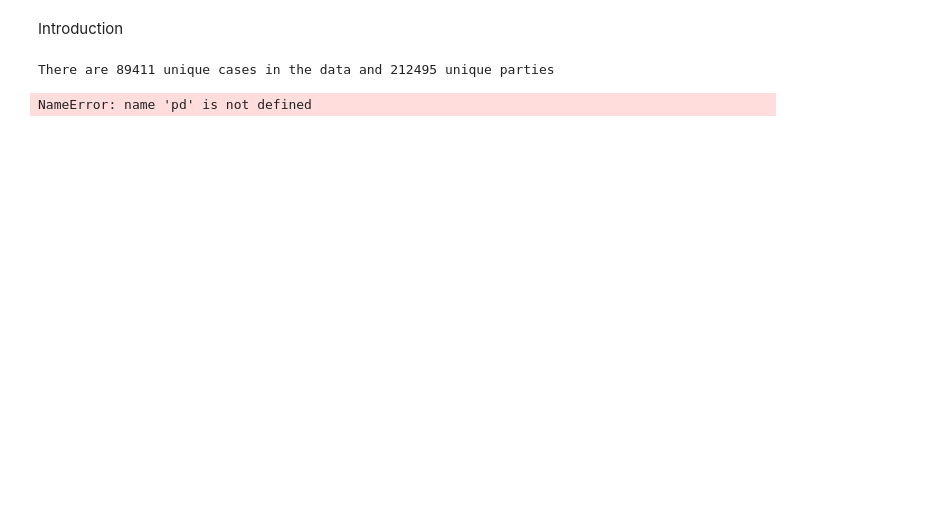
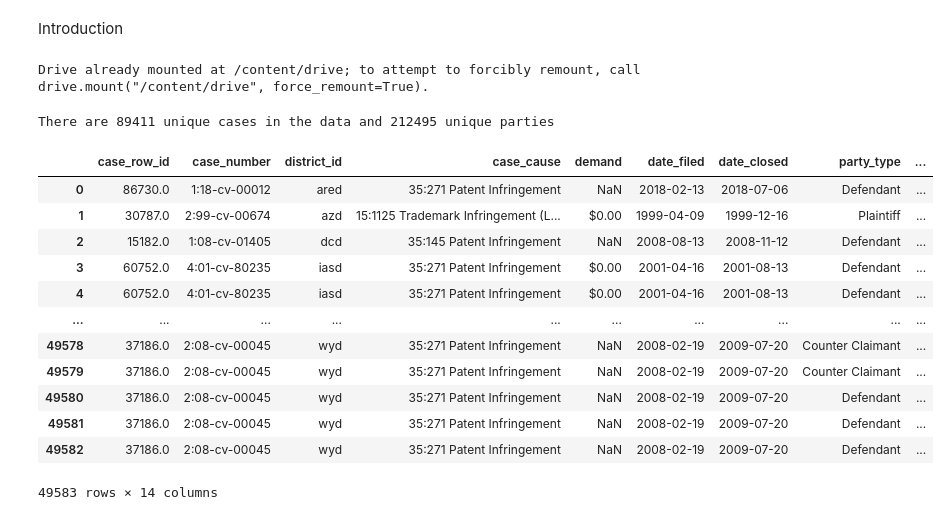
Before and after one commit to Sai0472003/PatentLitigation_Impact, a Jupyter notebook: Project1.ipynb, the cells around one changed output. Cells and saved outputs as stored; diff of their text form; code cells hidden in the pictures; blank space fills up the shorter version.

```diff
--- a/Project1.ipynb
+++ b/Project1.ipynb
@@ -4,14 +4,19 @@ Introduction
 #importing useful packages
 import numpy as np
 import pandas as pd
-import matplotlib as plt
+import matplotlib.pyplot as plt
 
-#loading csv files from assigned data set: Patent Litigations
-cases = pd.read_csv("cases.csv")
-names = pd.read_csv("names.csv")
-
-#loading external datasets:
-kaggle_companies_sorted = pd.read_csv("companies_sorted.csv") #adds industry information, used to identify firms from the litigations data
-people_data_labs_companies = pd.read_csv("free_company_dataset.csv", on_bad_lines='skip')
+# Mount Google Drive
+from google.colab import drive
+drive.mount('/content/drive')
+# %% [output]
+Drive already mounted at /content/drive; to attempt to forcibly remount, call drive.mount("/content/drive", force_remount=True).
+# %%
+#loading csv files from assigned data set: Patent Litigations
+cases = pd.read_csv("/content/drive/My Drive/ECO225_Final_Project/PART1/cases.csv")
+names = pd.read_csv("/content/drive/My Drive/ECO225_Final_Project/PART1/names.csv")
+
+#loading external datasets:
+pdl_companies = pd.read_csv("/content/drive/My Drive/ECO225_Final_Project/PART1/pdl_companies.csv")
 # %%
 #isolating relevant variables from the raw data
@@ -32,9 +37,21 @@ There are 89411 unique cases in the data and 212495 unique parties
 # %%
 #cleaning the names variables in merged_litigations and companies_sorted to identify firms' industry
 merged_litigations['normalized'] = merged_litigations['name_long'].str.strip().str.lower()
-pdl_companies['normalized'] = companies_sorted['name'].str.strip().str.lower()
+industry['normalized'] = industry['name'].str.strip().str.lower()
 # %%
-complete_merged = pd.merge(merged_litigations, pdl_companies, on='normalized', how='inner')
+complete_merged = pd.merge(merged_litigations, industry, on='normalized', how='inner')
 complete_merged
 # %% [output]
+|  | case_row_id | case_number | district_id | case_cause | demand | date_filed | date_closed | party_type | ... |
+| 0 | 86730.0 | 1:18-cv-00012 | ared | 35:271 Patent Infringement | NaN | 2018-02-13 | 2018-07-06 | Defendant | ... |
+| 1 | 30787.0 | 2:99-cv-00674 | azd | 15:1125 Trademark Infringement (L... | $0.00 | 1999-04-09 | 1999-12-16 | Plaintiff | ... |
+| 2 | 15182.0 | 1:08-cv-01405 | dcd | 35:145 Patent Infringement | NaN | 2008-08-13 | 2008-11-12 | Defendant | ... |
+| 3 | 60752.0 | 4:01-cv-80235 | iasd | 35:271 Patent Infringement | $0.00 | 2001-04-16 | 2001-08-13 | Defendant | ... |
+| 4 | 60752.0 | 4:01-cv-80235 | iasd | 35:271 Patent Infringement | $0.00 | 2001-04-16 | 2001-08-13 | Defendant | ... |
+| ... | ... | ... | ... | ... | ... | ... | ... | ... | ... |
+| 49578 | 37186.0 | 2:08-cv-00045 | wyd | 35:271 Patent Infringement | NaN | 2008-02-19 | 2009-07-20 | Counter Claimant | ... |
+| 49579 | 37186.0 | 2:08-cv-00045 | wyd | 35:271 Patent Infringement | NaN | 2008-02-19 | 2009-07-20 | Counter Claimant | ... |
+| 49580 | 37186.0 | 2:08-cv-00045 | wyd | 35:271 Patent Infringement | NaN | 2008-02-19 | 2009-07-20 | Defendant | ... |
+| 49581 | 37186.0 | 2:08-cv-00045 | wyd | 35:271 Patent Infringement | NaN | 2008-02-19 | 2009-07-20 | Defendant | ... |
+| 49582 | 37186.0 | 2:08-cv-00045 | wyd | 35:271 Patent Infringement | NaN | 2008-02-19 | 2009-07-20 | Defendant | ... |
-NameError: name 'pd' is not defined
+49583 rows × 14 columns
```
Also changed, not shown: parts of 11 cells of this notebook.
